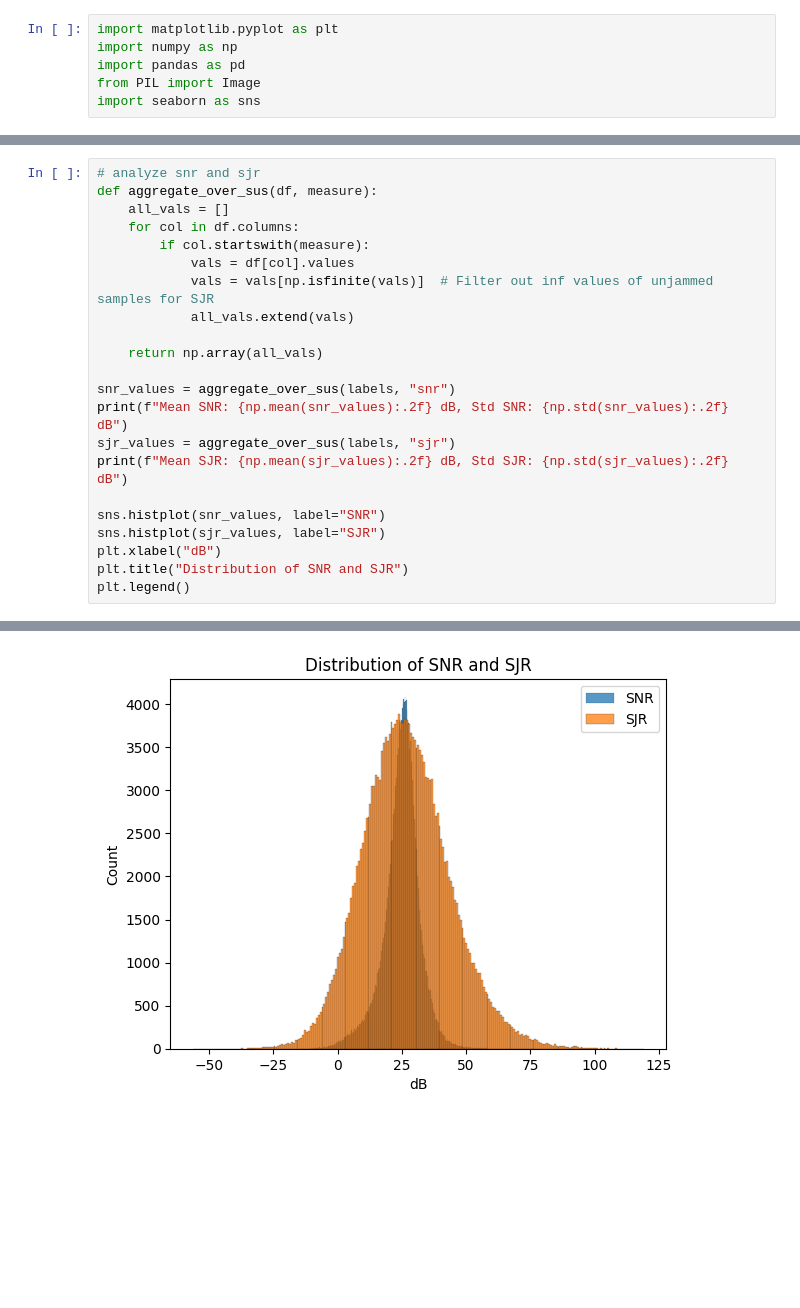
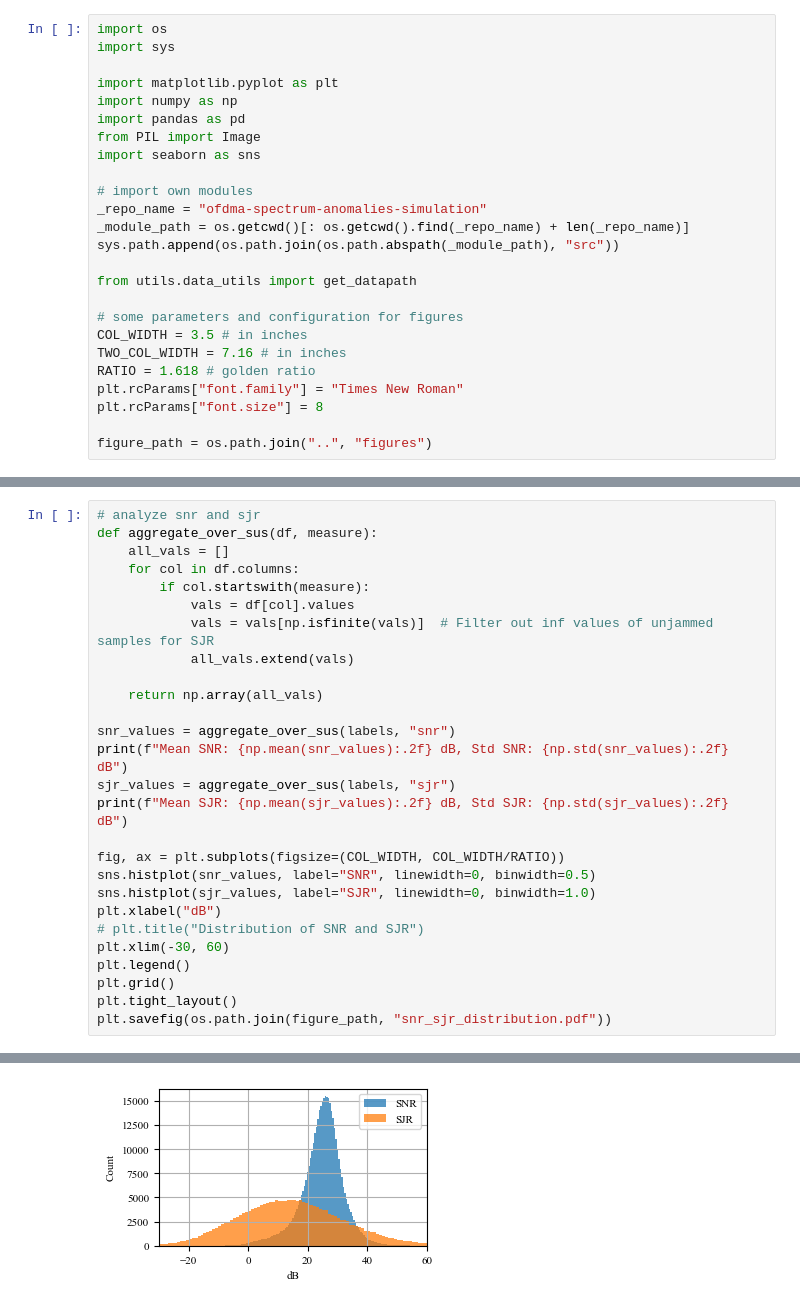
Before and after one commit to SalehiSina/ofdma-spectrum-anomalies-simulation-review, a Jupyter notebook: notebooks/plot_spectrograms.ipynb, the cells around one changed output, grey strips where cells are left out. Saved outputs shown, nothing was run; the diff lists cells and outputs as text; blank space fills up the shorter version.

```diff
--- a/notebooks/plot_spectrograms.ipynb
+++ b/notebooks/plot_spectrograms.ipynb
@@ -1,7 +1,26 @@
 # %%
+import os
+import sys
+
 import matplotlib.pyplot as plt
 import numpy as np
 import pandas as pd
 from PIL import Image
 import seaborn as sns
+
+# import own modules
+_repo_name = "ofdma-spectrum-anomalies-simulation"
+_module_path = os.getcwd()[: os.getcwd().find(_repo_name) + len(_repo_name)]
+sys.path.append(os.path.join(os.path.abspath(_module_path), "src"))
+
+from utils.data_utils import get_datapath
+
+# some parameters and configuration for figures
+COL_WIDTH = 3.5 # in inches
+TWO_COL_WIDTH = 7.16 # in inches
+RATIO = 1.618 # golden ratio
+plt.rcParams["font.family"] = "Times New Roman"
+plt.rcParams["font.size"] = 8
+
+figure_path = os.path.join("..", "figures")
 # %%
@@ -54,9 +78,14 @@ print(f"Mean SNR: {np.mean(snr_values):.2f} dB, Std SNR: {np.std(snr_values):.2f
 sjr_values = aggregate_over_sus(labels, "sjr")
 print(f"Mean SJR: {np.mean(sjr_values):.2f} dB, Std SJR: {np.std(sjr_values):.2f} dB")
 
-sns.histplot(snr_values, label="SNR")
-sns.histplot(sjr_values, label="SJR")
+fig, ax = plt.subplots(figsize=(COL_WIDTH, COL_WIDTH/RATIO))
+sns.histplot(snr_values, label="SNR", linewidth=0, binwidth=0.5)
+sns.histplot(sjr_values, label="SJR", linewidth=0, binwidth=1.0)
 plt.xlabel("dB")
-plt.title("Distribution of SNR and SJR")
+# plt.title("Distribution of SNR and SJR")
+plt.xlim(-30, 60)
 plt.legend()
+plt.grid()
+plt.tight_layout()
+plt.savefig(os.path.join(figure_path, "snr_sjr_distribution.pdf"))
 # %% [output]
@@ -66,4 +94,4 @@ Mean SJR: 26.77 dB, Std SJR: 17.05 dB
-[figure, old version]
+[figure, new version]
 # %%
 def get_filename(sample_idx, su_idx):
     return f"{datapath}\\images\\spectrogram-{str(sample_idx).zfill(5)}-{str(su_idx).zfill(2)}.png"
```
Also changed, not shown: parts of 7 cells of this notebook, 15 other files.
